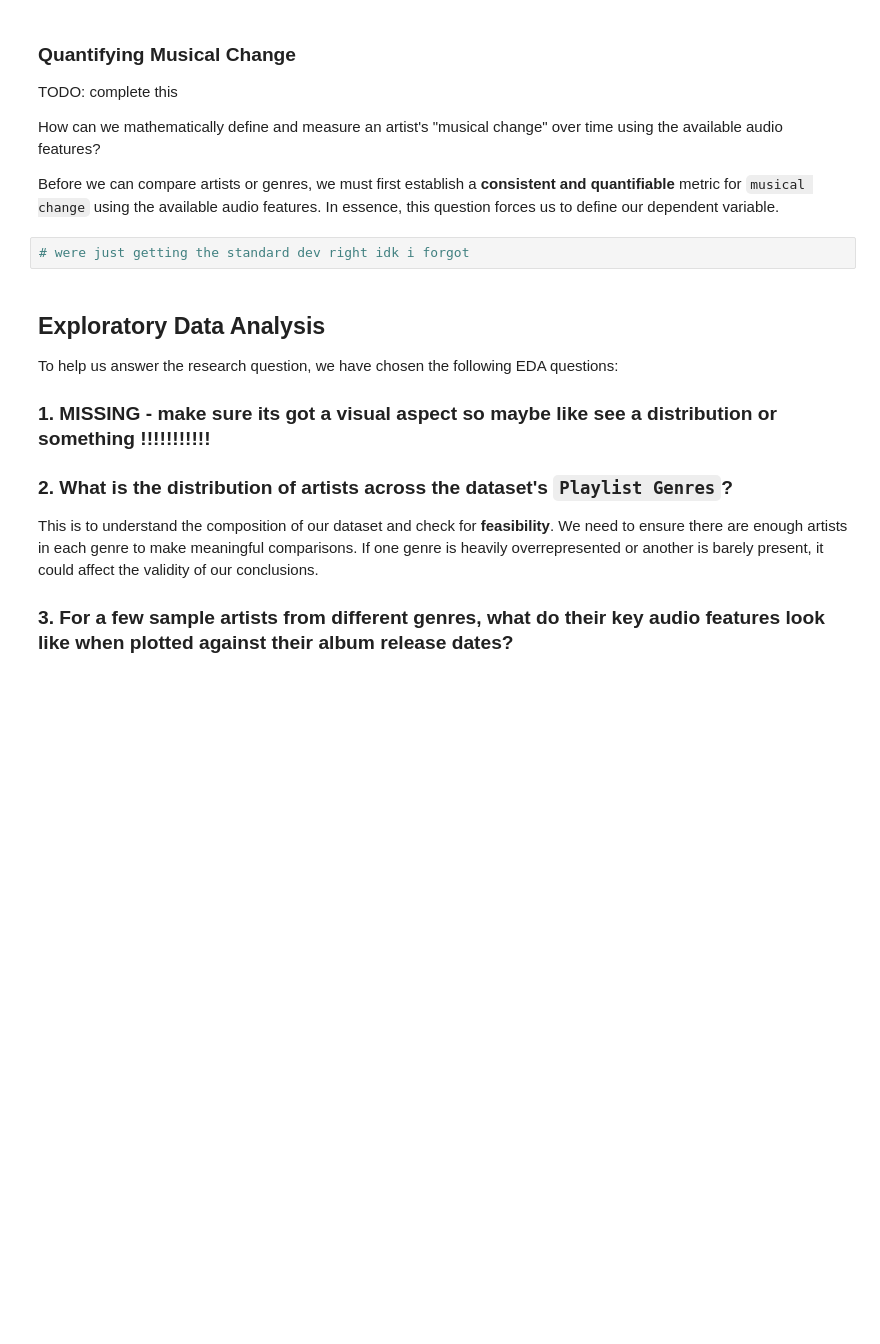
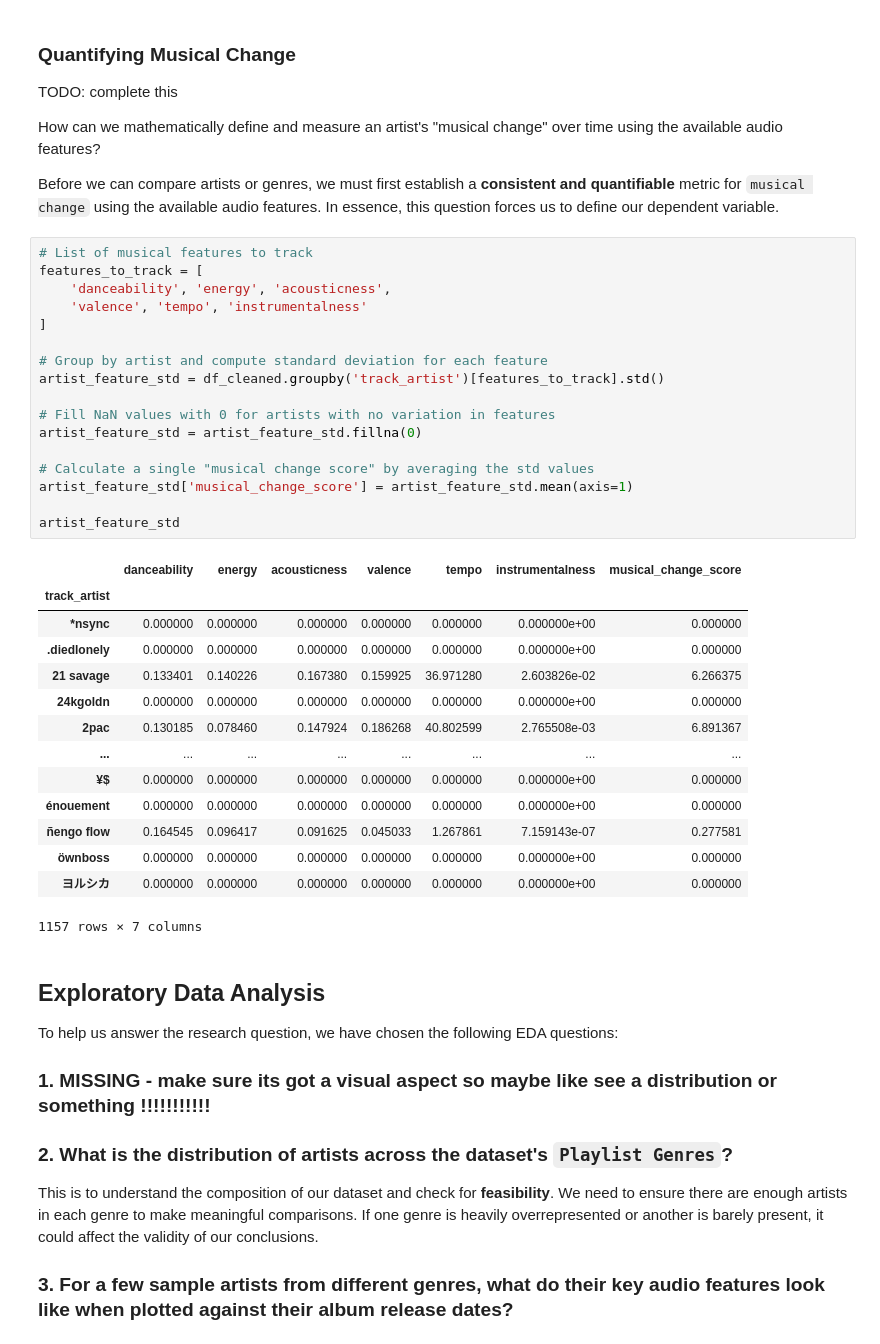
Before and after one commit to adg30/The-Sound-of-Change, a Jupyter notebook: main.ipynb, the cells around one changed output. Cells and saved outputs as stored; diff of their text form; blank space fills up the shorter version.

```diff
--- a/main.ipynb
+++ b/main.ipynb
@@ -321,8 +329,38 @@ TODO: complete this
 How can we mathematically define and measure an artist's "musical change" over time using the available audio features?
 
 Before we can compare artists or genres, we must first establish a **consistent and quantifiable** metric for `musical change` using the available audio features. In essence, this question forces us to define our dependent variable.
-# %%
-# were just getting the standard dev right idk i forgot
+# %%
+# List of musical features to track
+features_to_track = [
+    'danceability', 'energy', 'acousticness',
+    'valence', 'tempo', 'instrumentalness'
+]
+
+# Group by artist and compute standard deviation for each feature
+artist_feature_std = df_cleaned.groupby('track_artist')[features_to_track].std()
+
+# Fill NaN values with 0 for artists with no variation in features
+artist_feature_std = artist_feature_std.fillna(0)
+
+# Calculate a single "musical change score" by averaging the std values
+artist_feature_std['musical_change_score'] = artist_feature_std.mean(axis=1)
+
+artist_feature_std
+# %% [output]
+|  | danceability | energy | acousticness | valence | tempo | instrumentalness | musical_change_score |
+| track_artist |  |  |  |  |  |  |  |
+| *nsync | 0.000000 | 0.000000 | 0.000000 | 0.000000 | 0.000000 | 0.000000e+00 | 0.000000 |
+| .diedlonely | 0.000000 | 0.000000 | 0.000000 | 0.000000 | 0.000000 | 0.000000e+00 | 0.000000 |
+| 21 savage | 0.133401 | 0.140226 | 0.167380 | 0.159925 | 36.971280 | 2.603826e-02 | 6.266375 |
+| 24kgoldn | 0.000000 | 0.000000 | 0.000000 | 0.000000 | 0.000000 | 0.000000e+00 | 0.000000 |
+| 2pac | 0.130185 | 0.078460 | 0.147924 | 0.186268 | 40.802599 | 2.765508e-03 | 6.891367 |
+| ... | ... | ... | ... | ... | ... | ... | ... |
+| ¥$ | 0.000000 | 0.000000 | 0.000000 | 0.000000 | 0.000000 | 0.000000e+00 | 0.000000 |
+| énouement | 0.000000 | 0.000000 | 0.000000 | 0.000000 | 0.000000 | 0.000000e+00 | 0.000000 |
+| ñengo flow | 0.164545 | 0.096417 | 0.091625 | 0.045033 | 1.267861 | 7.159143e-07 | 0.277581 |
+| öwnboss | 0.000000 | 0.000000 | 0.000000 | 0.000000 | 0.000000 | 0.000000e+00 | 0.000000 |
+| ヨルシカ | 0.000000 | 0.000000 | 0.000000 | 0.000000 | 0.000000 | 0.000000e+00 | 0.000000 |
+1157 rows × 7 columns
 # %% [markdown]
 ## Exploratory Data Analysis
 
```
Also changed, not shown: parts of 1 cell of this notebook.
